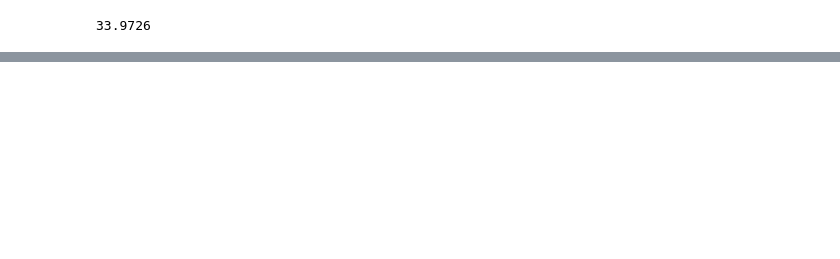
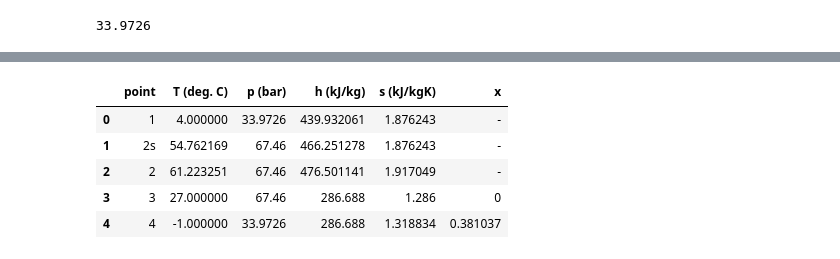
Before and after one commit to davidSmeets/OriginalHeatPump, a Jupyter notebook: testing.ipynb, the cells around one changed output, grey strips where cells are left out. Saved outputs shown, nothing was run; the diff lists cells and outputs as text; code cells hidden in the pictures; blank space fills up the shorter version.

```diff
--- a/testing.ipynb
+++ b/testing.ipynb
@@ -73,2 +68,25 @@ testing
+# %%
+# Used to be in seperate file
+
+if inputs.isentropic_efficiency == 'Estimate':
+    if inputs.compressor_type == 'Screw':
+            isentropic_efficiency_max = 0.75
+    elif inputs.compressor_type == 'Scroll':
+         isentropic_efficiency_max = 0.73
+    elif inputs.compressor_type == 'Reciprocating':
+         isentropic_efficiency_max = 0.72
+    elif inputs.compressor_type == 'Centrifugal':
+        isentropic_efficiency_max = 0.77
+    elif inputs.compressor_type == 'Unknown':
+         isentropic_efficiency_max = 0.70
+
+    delta = pressureratio - inputs.ideal_pressure_ratio
+    isentropic_efficiency = -0.01 * math.pow(delta, 2) + isentropic_efficiency_max
+
+elif inputs.isentropic_efficiency == 'Value':
+        isentropic_efficiency = inputs.isentropic_efficiency_val/100
+
+elif inputs.isentropic_efficiency == 'Do not include in calculation':
+        isentropic_efficiency = 1
 # %%
 # Compressor output ('real')
@@ -157,6 +184,15 @@ mass_flowrate_refrigerant = inputs.capacity/delta_h_condensor   	#kg/s
 RHO_C = 4000
 volume_rate_water = inputs.capacity / ((inputs.sink_temp - inputs.sink_temp_return)*RHO_C)
 electric_power = inputs.capacity/cop
+# %%
+table
+# %% [output]
+|  | point | T (deg. C) | p (bar) | h (kJ/kg) | s (kJ/kgK) | x |
+| 0 | 1 | 4.000000 | 33.9726 | 439.932061 | 1.876243 | - |
+| 1 | 2s | 54.762169 | 67.46 | 466.251278 | 1.876243 | - |
+| 2 | 2 | 61.223251 | 67.46 | 476.501141 | 1.917049 | - |
+| 3 | 3 | 27.000000 | 67.46 | 286.688 | 1.286 | 0 |
+| 4 | 4 | -1.000000 | 33.9726 | 286.688 | 1.318834 | 0.381037 |
 # %%
 # print(zeotropic)
 # plt.show()
```
Also changed, not shown: parts of 10 cells of this notebook, 1 other file.
